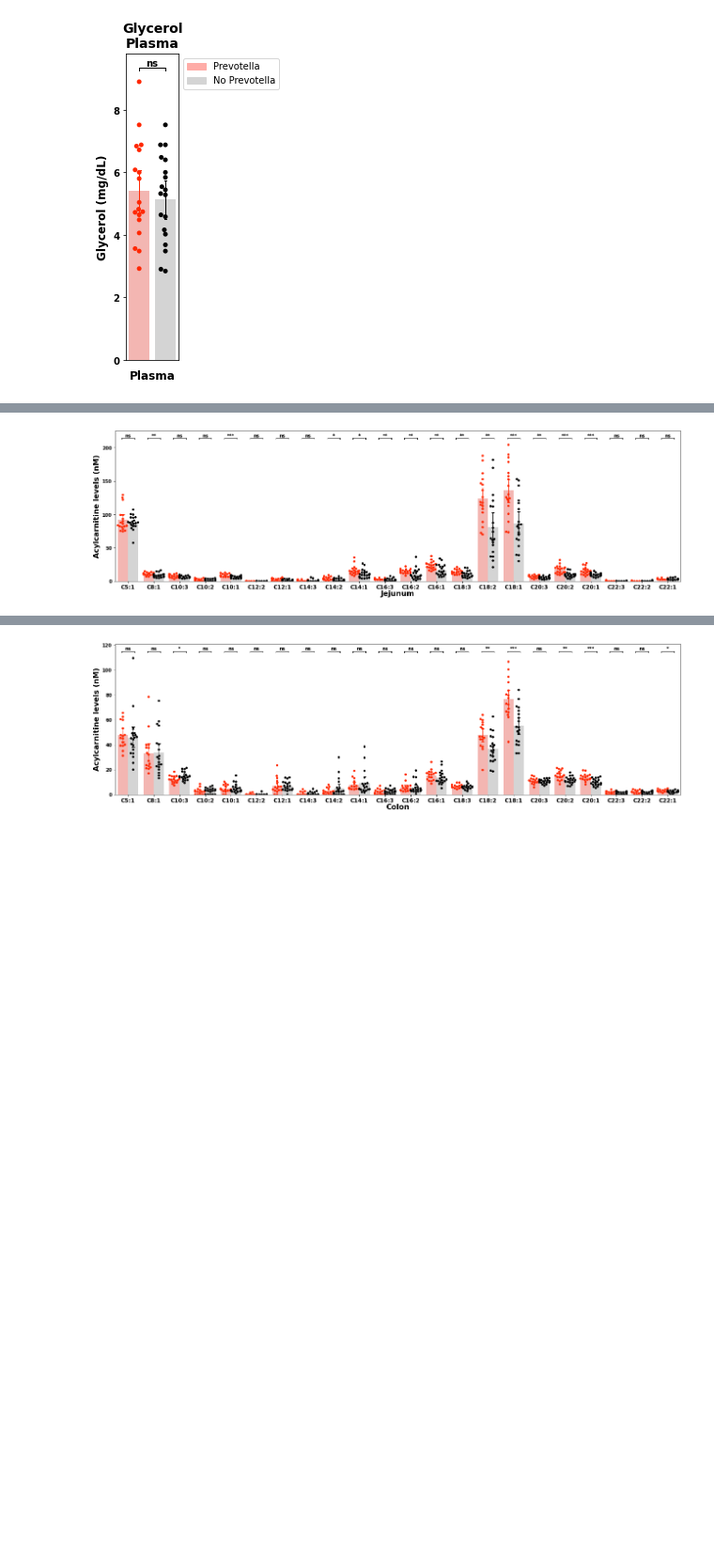
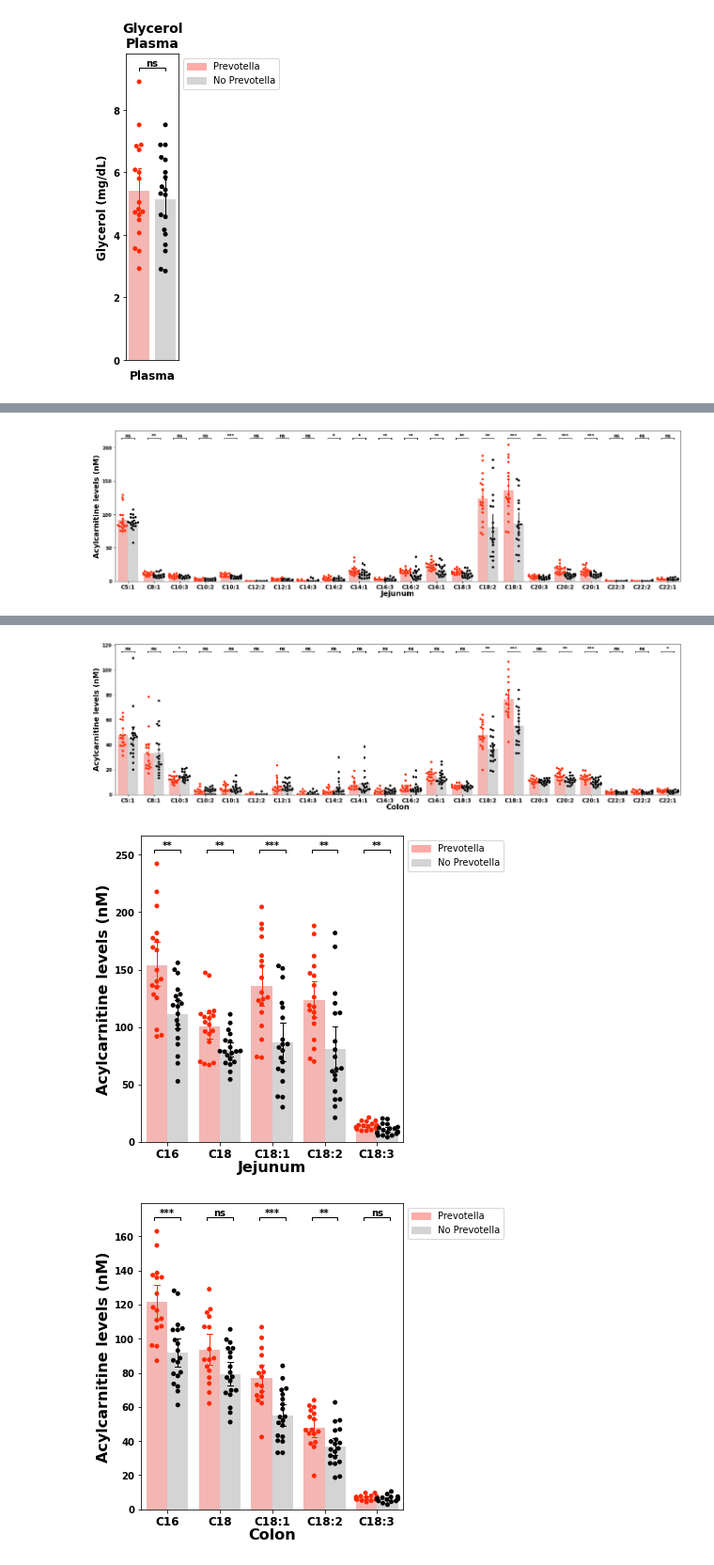
Before and after one commit to evanmlee/Gordon_MS, a Jupyter notebook: MS_analyte_bar.ipynb, the cells around one changed output, grey strips where cells are left out. Shown at 94% size. Saved outputs shown, nothing was run; the diff lists cells and outputs as text; code cells hidden in the pictures; blank space fills up the shorter version.

```diff
--- a/MS_analyte_bar.ipynb
+++ b/MS_analyte_bar.ipynb
@@ -342,29 +460,39 @@ multiple_analyte_barplot(tissue_AC_df,analytes,tissues,units="nM",sigstr_fmt="st
 # %%
-bar_figures_dir = "figures/analyte_bar/AC_panel/intestine"
+fig_fmt="pdf"
+bar_figures_dir = "figures/analyte_bar/AC_panel/intestine/{0}".format(fig_fmt)
 if not os.path.exists(bar_figures_dir):
     os.makedirs(bar_figures_dir)
 
 #FA derived ACs - intestine results
 nonOH_DC = AC_columns[~AC_columns.str.contains("OH|DC")]
 FA_derived_ACs = nonOH_DC[~nonOH_DC.str.contains(":[4,5]")]
 FA_derived_ACs = FA_derived_ACs.drop("C2")
 
 SFA_ACs = FA_derived_ACs[~FA_derived_ACs.str.contains(":")].tolist()
 UFA_ACs = FA_derived_ACs[FA_derived_ACs.str.contains(":")].tolist()
 
 #SFA ACs, UFA ACs Jejunum
 tissues=["Jejunum"]
 multiple_analyte_barplot(tissue_AC_df,analytes=SFA_ACs,tissues=tissues,sigstr_fmt="std",units="nM",legend=False)
 multiple_analyte_barplot(tissue_AC_df,analytes=UFA_ACs,tissues=tissues,sigstr_fmt="std",units="nM",legend=False)
 #SFA ACs, UFA ACs Colon
 tissues=["Colon"]
 multiple_analyte_barplot(tissue_AC_df,analytes=SFA_ACs,tissues=tissues,sigstr_fmt="std",units="nM",legend=False)
 multiple_analyte_barplot(tissue_AC_df,analytes=UFA_ACs,tissues=tissues,sigstr_fmt="std",units="nM",legend=False)
+
+tissues=["Jejunum"]
+multiple_analyte_barplot(tissue_AC_df,analytes=soybean_ACs,tissues=tissues,sigstr_fmt="std",units="nM",
+                         legend=True,fig_fmt=fig_fmt)
+tissues=["Colon"]
+multiple_analyte_barplot(tissue_AC_df,analytes=soybean_ACs,tissues=tissues,sigstr_fmt="std",units="nM",
+                         legend=True,fig_fmt=fig_fmt)
 # %% [output]
 [figure]
 [figure]
 [figure]
 [figure]
+[figure, added]
+[figure, added]
 # %%
 bar_figures_dir = "figures/analyte_bar/AC_panel/muscle"
 if not os.path.exists(bar_figures_dir):
```
Also changed, not shown: parts of 5 cells of this notebook, 1 other file.
